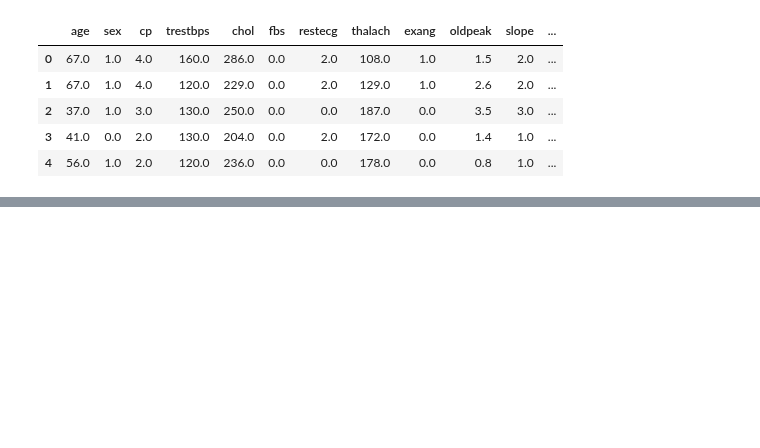
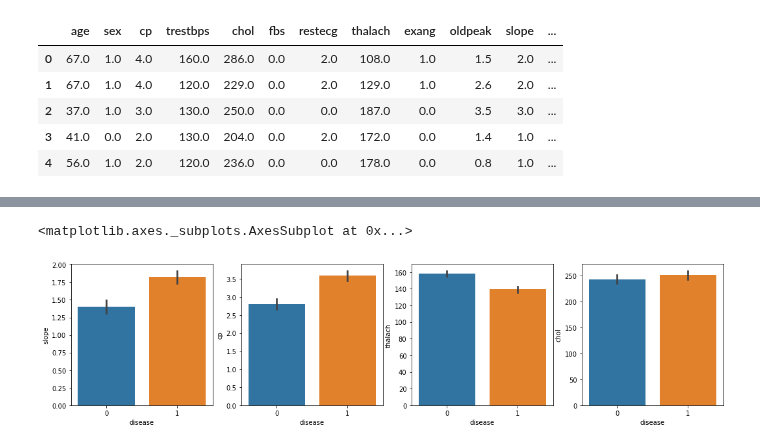
Before and after one commit to ConsciousML/Decision-Trees-Ensembles-from-scratch, a Jupyter notebook: Decision Trees.ipynb, the cells around one changed output, grey strips where cells are left out. Saved outputs shown, nothing was run; the diff lists cells and outputs as text; code cells hidden in the pictures; blank space fills up the shorter version.

```diff
--- a/Decision Trees.ipynb
+++ b/Decision Trees.ipynb
@@ -71,0 +82,9 @@ hdisease.head()
+# %%
+fig, (ax1, ax2, ax3, ax4) = plt.subplots(1, 4, figsize=(18, 4))
+sns.barplot(x='disease', y='slope', data=hdisease, ax=ax1)
+sns.barplot(x='disease', y='cp', data=hdisease, ax=ax2)
+sns.barplot(x='disease', y='thalach', data=hdisease, ax=ax3)
+sns.barplot(x='disease', y='chol', data=hdisease, ax=ax4)
+# %% [output]
+<matplotlib.axes._subplots.AxesSubplot at 0x...>
+[figure, added]
```
Also changed, not shown: parts of 9 cells of this notebook.
